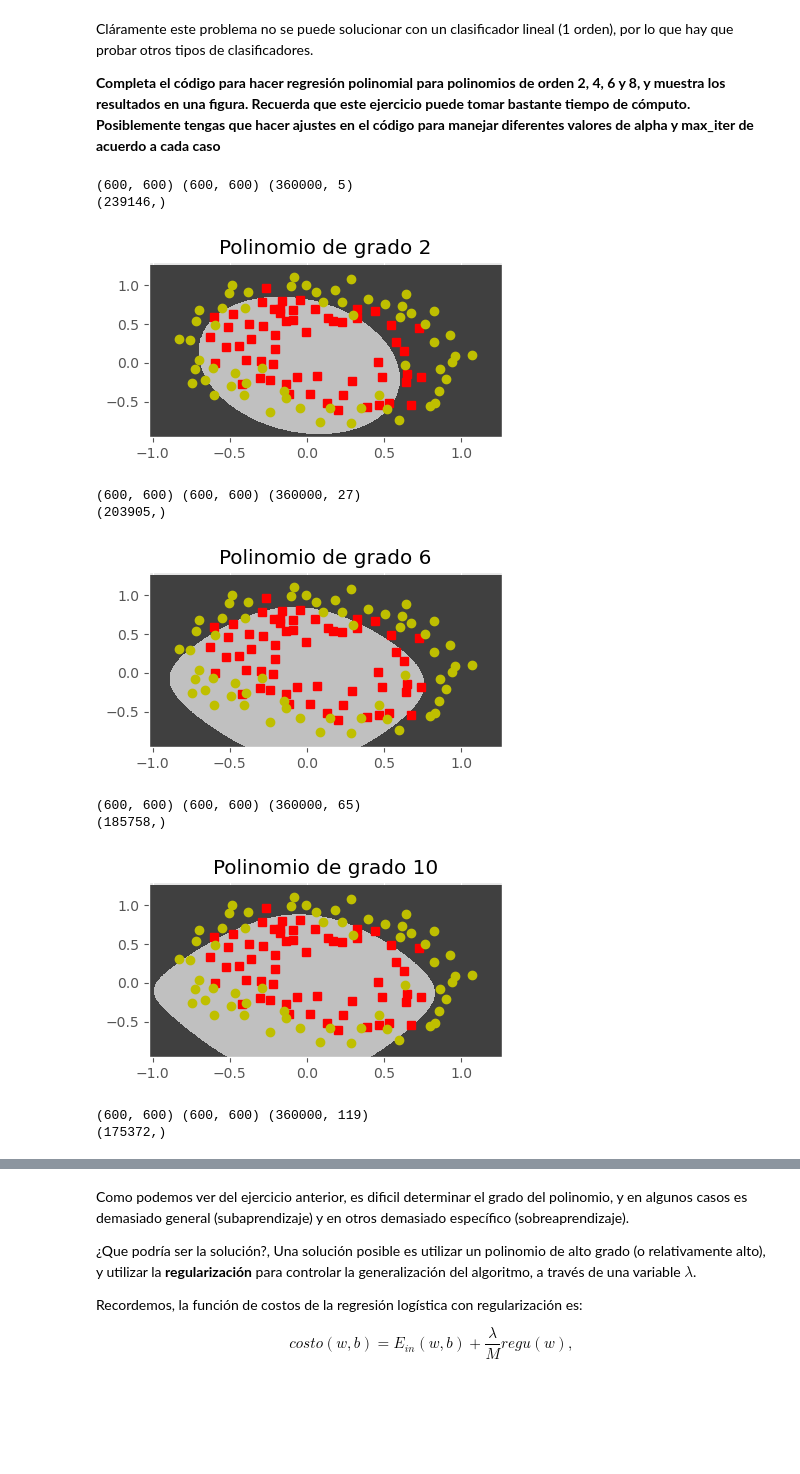
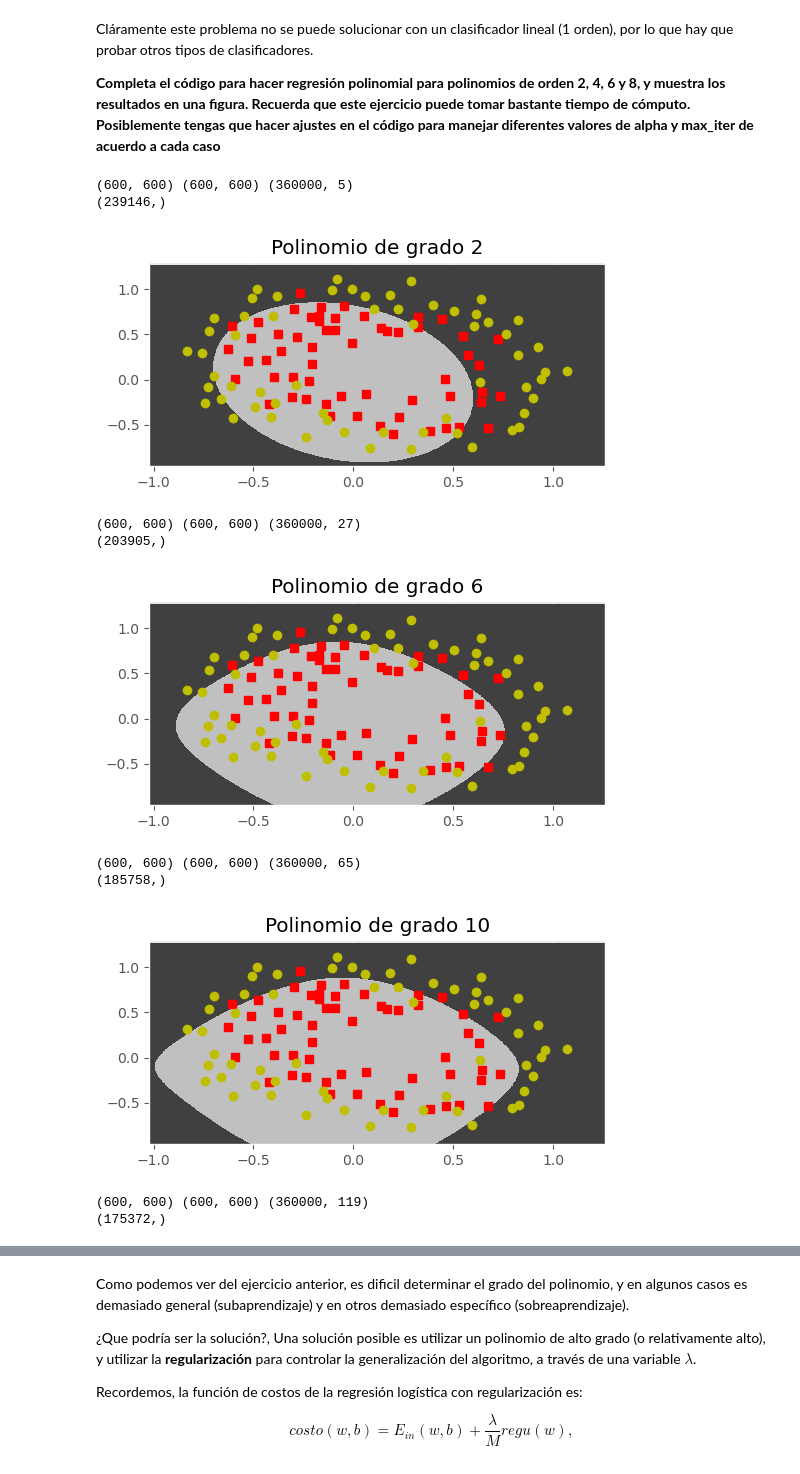
Before and after one commit to Javier033x/2-Aprendizaje-2026, a Jupyter notebook: regularizacion_logistica.ipynb, the cells around one changed output, grey strips where cells are left out. Cells and saved outputs as stored; diff of their text form; code cells hidden in the pictures; blank space fills up the shorter version.

```diff
--- a/regularizacion_logistica.ipynb
+++ b/regularizacion_logistica.ipynb
@@ -438,39 +438,40 @@ def descenso_rl_lotes(x, a, nu, max_iter=int(1e4), historial=False):
         if historial:
             error_hist[epoch] = error_in(x,a,w,b)
     return w, b, error_hist
 
 for (i, grado) in enumerate([2, 6, 10, 14]):
 
     # Genera la expansión polinomial
     # --- Agregar código aquí ---
     phi_x = map_poly(grado, x)
     # Normaliza
     # --- Agregar código aquí ---
     mu, de = medias_std(phi_x)
     phi_x_norm = normaliza(phi_x, mu, de)
     # Entrena
     # --- Agregar código aquí ---
     alpha = 1e-4
     max_iter = 500
     w_c, b_c, hist_loss = descenso_rl_lotes(phi_x_norm, y,alpha, max_iter, historial=True)
 
 
     # Muestra resultados con plot_separacion2D
     plt.subplot(2, 2, i + 1)
     # --- Agregar codigo aquí ---
     plot_separacion2D(x,y,grado,mu,de,w_c,b_c)
     plt.title(f"Polinomio de grado {grado}")
+    plt.tight_layout()
     plt.show()
     # plot_separacion2D(...) Esto es solo para ayudarlos un poco
 # %% [output]
 (600, 600) (600, 600) (360000, 5)
 (239146,)
-[figure, old version]
+[figure, new version]
 (600, 600) (600, 600) (360000, 27)
 (203905,)
-[figure, old version]
+[figure, new version]
 (600, 600) (600, 600) (360000, 65)
 (185758,)
-[figure, old version]
+[figure, new version]
 (600, 600) (600, 600) (360000, 119)
 (175372,)
```
Also changed, not shown: parts of 6 cells of this notebook, 1 other file.
